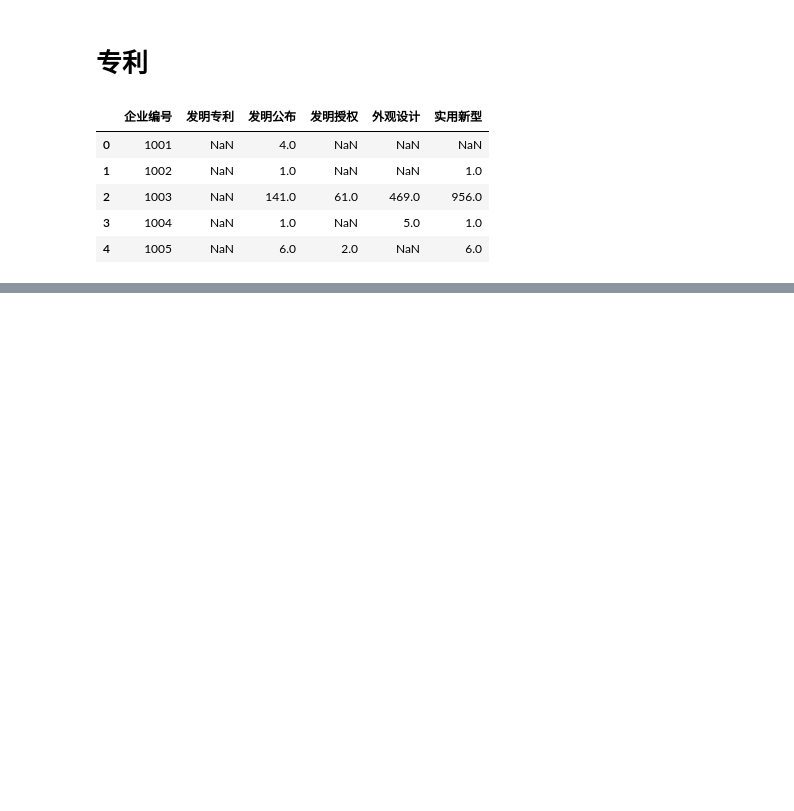
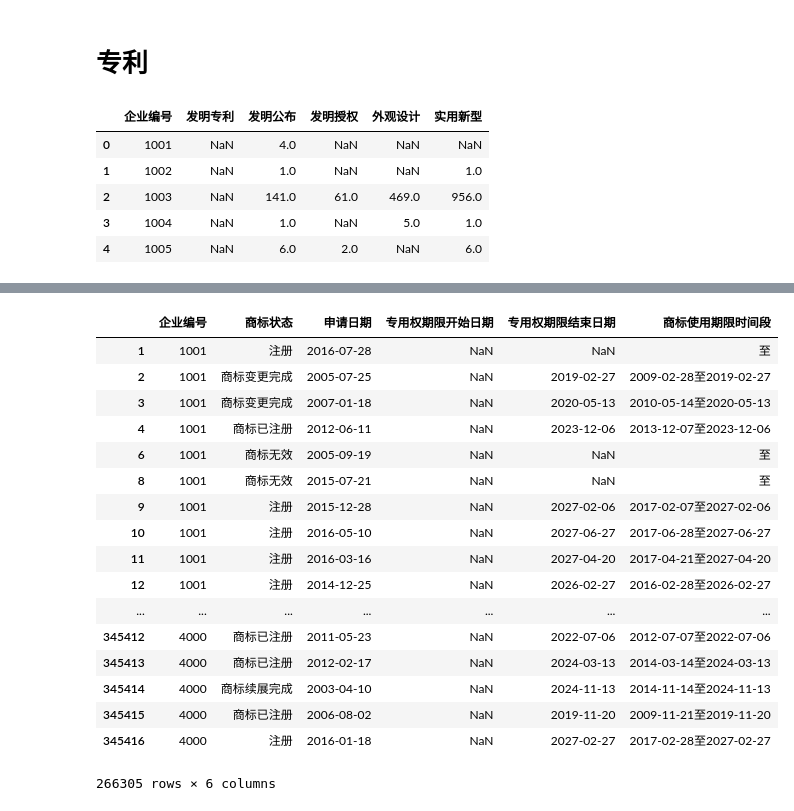
Before and after one commit to AlanConstantine/ISI-WorldCup2019, a Jupyter notebook: Code/Preprocessing/CombineNoFinancialData.ipynb, the cells around one changed output, grey strips where cells are left out. Cells and saved outputs as stored; diff of their text form; code cells hidden in the pictures; blank space fills up the shorter version.

```diff
--- a/Code/Preprocessing/CombineNoFinancialData.ipynb
+++ b/Code/Preprocessing/CombineNoFinancialData.ipynb
@@ -585,0 +614,5 @@ Name: 竞品的标签, Length: 33883, dtype: int64
+# %%
+df_shangbiao_bkp=pd.read_excel(r'../../Data/CompInfo/商标.xlsx')
+# %%
+df_shangbiao = df_shangbiao_bkp.copy()
+df_shangbiao.info()
@@ -585,0 +631,35 @@ Name: 竞品的标签, Length: 33883, dtype: int64
+# %%
+new_df_shangbiao = df_shangbiao.loc[(df_shangbiao['专用权期限结束日期'].notnull())]
+new_df_shangbiao = df_shangbiao.loc[(df_shangbiao['商标状态'].notnull())]
+# new_df_shangbiao['商标状态'].value_counts()
+# %%
+# finished = ['商标已注册',
+#             '注册',
+#             '商标注册申请完成',
+#             '商标续展完成',
+#             '商标变更完成',
+#             '变更商标申请人/注册人名义/地址完成',
+#             '商标注册申请注册公告排版完成',
+#             '商标无效',
+#             '商标转让完成',
+#             '出具商标注册证明完成']
+new_df_shangbiao.loc[(new_df_shangbiao['商标状态'].str.contains('[商标已注册|注册|商标注册申请完成|商标续展完成|商标变更完成|变更商标申请人/注册人名义/地址完成|商标注册申请注册公告排版完成|商标转让完成|出具商标注册证明完成]'))]
+# %% [output]
+|  | 企业编号 | 商标状态 | 申请日期 | 专用权期限开始日期 | 专用权期限结束日期 | 商标使用期限时间段 |
+| 1 | 1001 | 注册 | 2016-07-28 | NaN | NaN | 至 |
+| 2 | 1001 | 商标变更完成 | 2005-07-25 | NaN | 2019-02-27 | 2009-02-28至2019-02-27 |
+| 3 | 1001 | 商标变更完成 | 2007-01-18 | NaN | 2020-05-13 | 2010-05-14至2020-05-13 |
+| 4 | 1001 | 商标已注册 | 2012-06-11 | NaN | 2023-12-06 | 2013-12-07至2023-12-06 |
+| 6 | 1001 | 商标无效 | 2005-09-19 | NaN | NaN | 至 |
+| 8 | 1001 | 商标无效 | 2015-07-21 | NaN | NaN | 至 |
+| 9 | 1001 | 注册 | 2015-12-28 | NaN | 2027-02-06 | 2017-02-07至2027-02-06 |
+| 10 | 1001 | 注册 | 2016-05-10 | NaN | 2027-06-27 | 2017-06-28至2027-06-27 |
+| 11 | 1001 | 注册 | 2016-03-16 | NaN | 2027-04-20 | 2017-04-21至2027-04-20 |
+| 12 | 1001 | 注册 | 2014-12-25 | NaN | 2026-02-27 | 2016-02-28至2026-02-27 |
+| ... | ... | ... | ... | ... | ... | ... |
+| 345412 | 4000 | 商标已注册 | 2011-05-23 | NaN | 2022-07-06 | 2012-07-07至2022-07-06 |
+| 345413 | 4000 | 商标已注册 | 2012-02-17 | NaN | 2024-03-13 | 2014-03-14至2024-03-13 |
+| 345414 | 4000 | 商标续展完成 | 2003-04-10 | NaN | 2024-11-13 | 2014-11-14至2024-11-13 |
+| 345415 | 4000 | 商标已注册 | 2006-08-02 | NaN | 2019-11-20 | 2009-11-21至2019-11-20 |
+| 345416 | 4000 | 注册 | 2016-01-18 | NaN | 2027-02-27 | 2017-02-28至2027-02-27 |
+266305 rows × 6 columns
```
Also changed, not shown: parts of 11 cells of this notebook, 1 other file.
